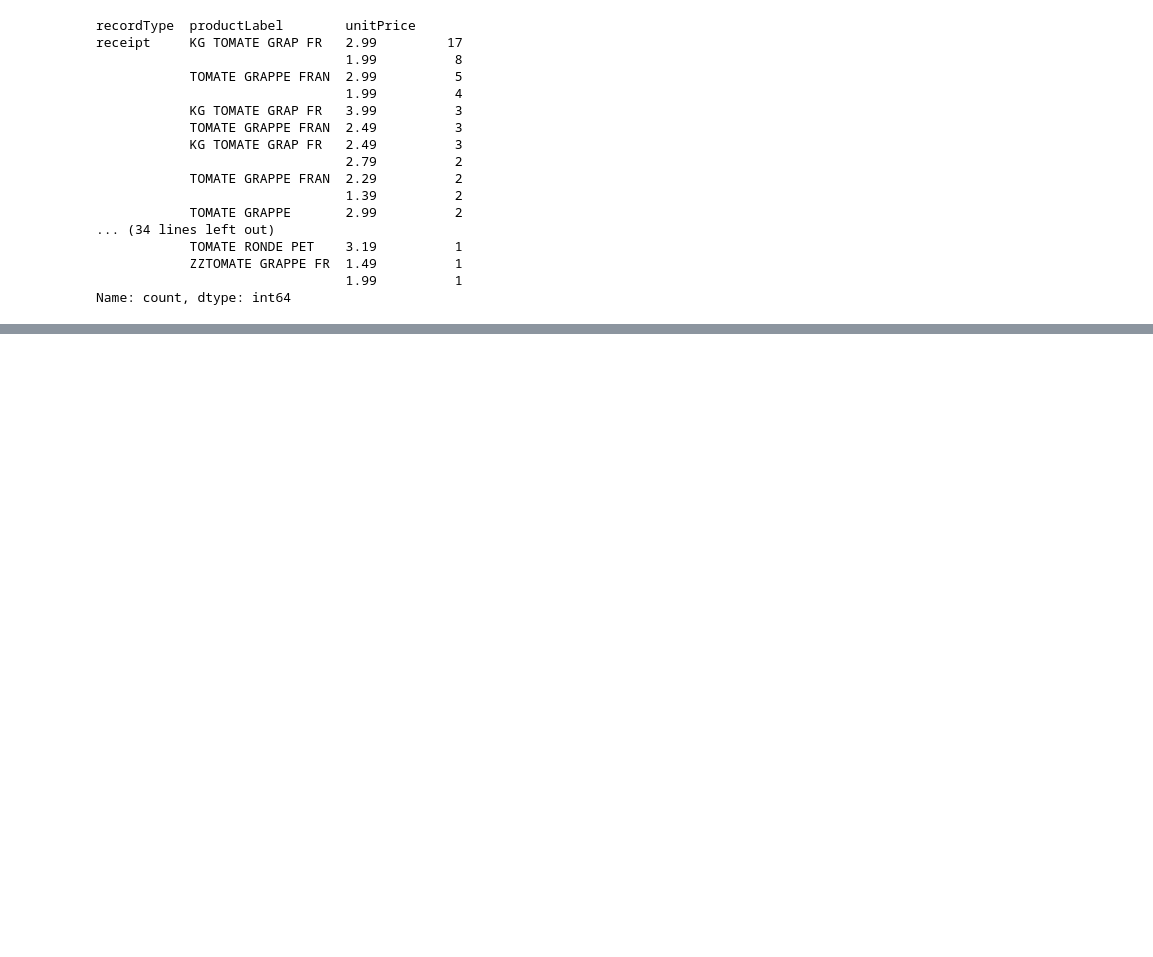
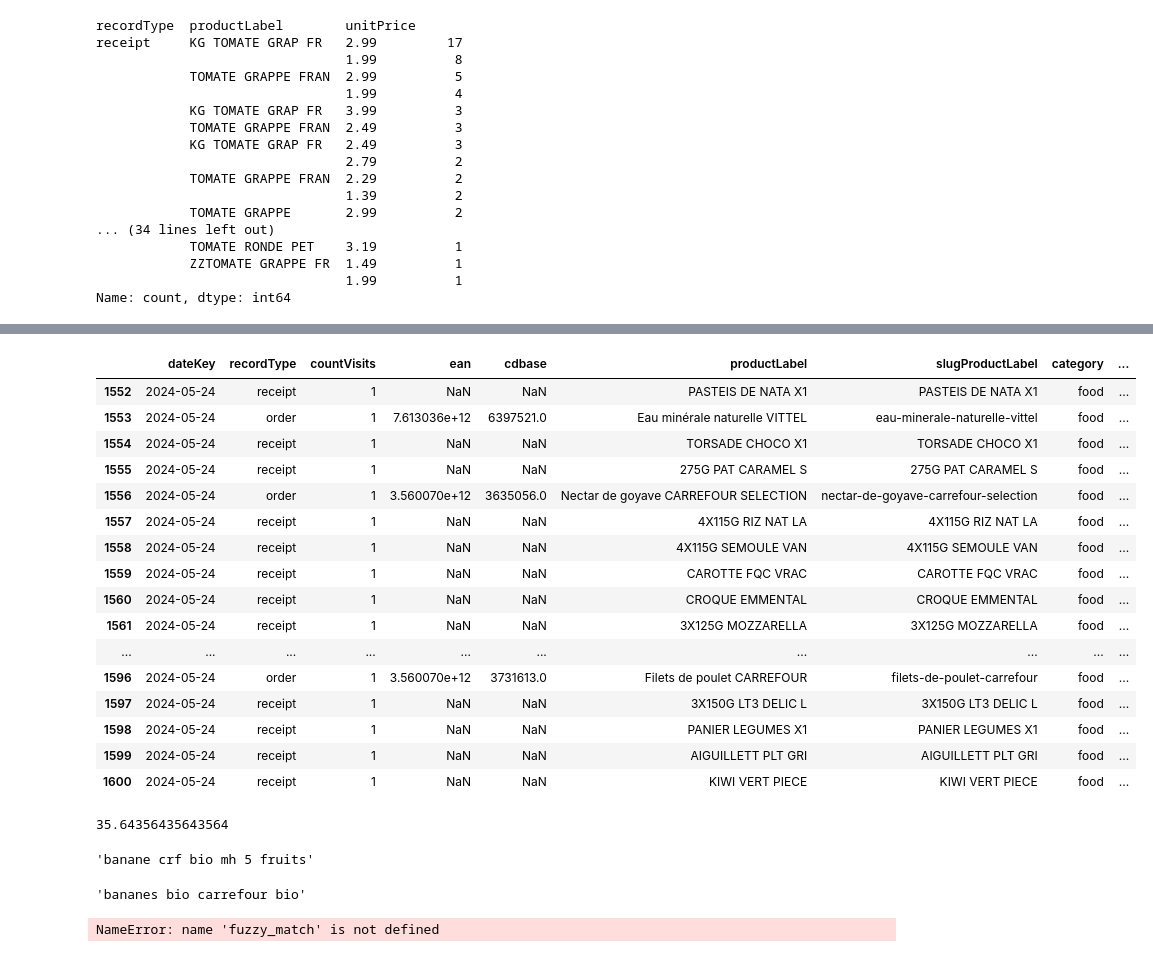
Before and after one commit to ChristopheVuong/carrefour_receipts, a Jupyter notebook: products_analysis.ipynb, the cells around one changed output, grey strips where cells are left out. Cells and saved outputs as stored; diff of their text form; code cells hidden in the pictures; blank space fills up the shorter version.

```diff
--- a/products_analysis.ipynb
+++ b/products_analysis.ipynb
@@ -302,0 +467,32 @@ Name: count, dtype: int64
+# %%
+df_prod.query("(dateKey == @pd.to_datetime('2024-05-24'))")
+# %% [output]
+|  | dateKey | recordType | countVisits | ean | cdbase | productLabel | slugProductLabel | category | ... |
+| 1552 | 2024-05-24 | receipt | 1 | NaN | NaN | PASTEIS DE NATA X1 | PASTEIS DE NATA X1 | food | ... |
+| 1553 | 2024-05-24 | order | 1 | 7.613036e+12 | 6397521.0 | Eau minérale naturelle VITTEL | eau-minerale-naturelle-vittel | food | ... |
+| 1554 | 2024-05-24 | receipt | 1 | NaN | NaN | TORSADE CHOCO X1 | TORSADE CHOCO X1 | food | ... |
+| 1555 | 2024-05-24 | receipt | 1 | NaN | NaN | 275G PAT CARAMEL S | 275G PAT CARAMEL S | food | ... |
+| 1556 | 2024-05-24 | order | 1 | 3.560070e+12 | 3635056.0 | Nectar de goyave CARREFOUR SELECTION | nectar-de-goyave-carrefour-selection | food | ... |
+| 1557 | 2024-05-24 | receipt | 1 | NaN | NaN | 4X115G RIZ NAT LA | 4X115G RIZ NAT LA | food | ... |
+| 1558 | 2024-05-24 | receipt | 1 | NaN | NaN | 4X115G SEMOULE VAN | 4X115G SEMOULE VAN | food | ... |
+| 1559 | 2024-05-24 | receipt | 1 | NaN | NaN | CAROTTE FQC VRAC | CAROTTE FQC VRAC | food | ... |
+| 1560 | 2024-05-24 | receipt | 1 | NaN | NaN | CROQUE EMMENTAL | CROQUE EMMENTAL | food | ... |
+| 1561 | 2024-05-24 | receipt | 1 | NaN | NaN | 3X125G MOZZARELLA | 3X125G MOZZARELLA | food | ... |
+| ... | ... | ... | ... | ... | ... | ... | ... | ... | ... |
+| 1596 | 2024-05-24 | order | 1 | 3.560070e+12 | 3731613.0 | Filets de poulet CARREFOUR | filets-de-poulet-carrefour | food | ... |
+| 1597 | 2024-05-24 | receipt | 1 | NaN | NaN | 3X150G LT3 DELIC L | 3X150G LT3 DELIC L | food | ... |
+| 1598 | 2024-05-24 | receipt | 1 | NaN | NaN | PANIER LEGUMES X1 | PANIER LEGUMES X1 | food | ... |
+| 1599 | 2024-05-24 | receipt | 1 | NaN | NaN | AIGUILLETT PLT GRI | AIGUILLETT PLT GRI | food | ... |
+| 1600 | 2024-05-24 | receipt | 1 | NaN | NaN | KIWI VERT PIECE | KIWI VERT PIECE | food | ... |
+# %%
+fuzz.token_sort_ratio(preprocess(item1), preprocess(item2))
+# %% [output]
+35.64356435643564
+# %%
+preprocess(item1)
+# %% [output]
+'banane crf bio mh 5 fruits'
+# %%
+preprocess(item2)
+# %% [output]
+'bananes bio carrefour bio'
@@ -302,0 +501,30 @@ Name: count, dtype: int64
+# %%
+# Iterate over unique dateKeys in df1
+for dateKey in df_loyalty['date'].unique():
+    # Filter both DataFrames by the current dateKey
+    # df1_subset = df_prod[df_prod['dateKey'] == dateKey]
+    # df2_subset = df_loyalty[df_loyalty['date'] == dateKey]
+    # print(df2_subset)
+
+    # Extract unique product labels from df2_subset as choices
+    choices = df_prod.loc[df_prod.dateKey == dateKey, 'productLabel'].unique()
+    # print(choices)
+
+    # Apply fuzzy matching to product labels in df1_subset
+    result = df_loyalty.loc[df_loyalty.date == dateKey, 'itemLabel'].apply(
+        fuzzy_match,
+        choices=choices,
+        scorer=fuzz.partial_token_sort_ratio,
+        processor = preprocess
+    )
+    # if result is None:
+    #     result = df_prod.loc[df_prod['dateKey'] == dateKey, 'productLabel'].apply(
+    #     fuzzy_match,
+    #     choices=choices,
+    #     scorer=fuzz.token_sort_ratio,
+    #     processor = preprocess
+    #     )
+    #     print(result)
+    df_loyalty.loc[df_loyalty.date == dateKey, 'matchedProductLabel'] = result
+# %% [output]
+NameError: name 'fuzzy_match' is not defined
```
Also changed, not shown: parts of 30 cells of this notebook, 3 other files.
